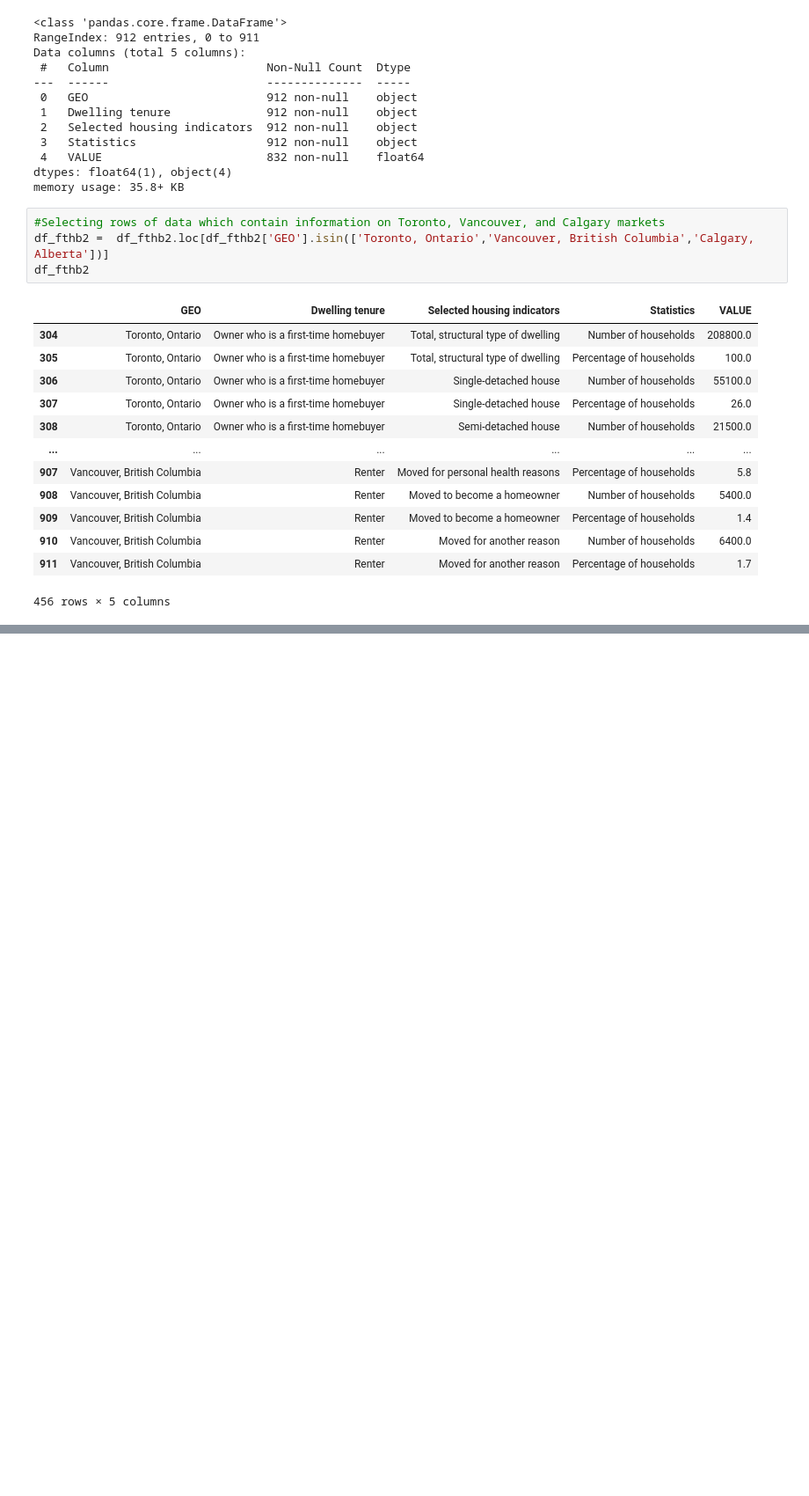
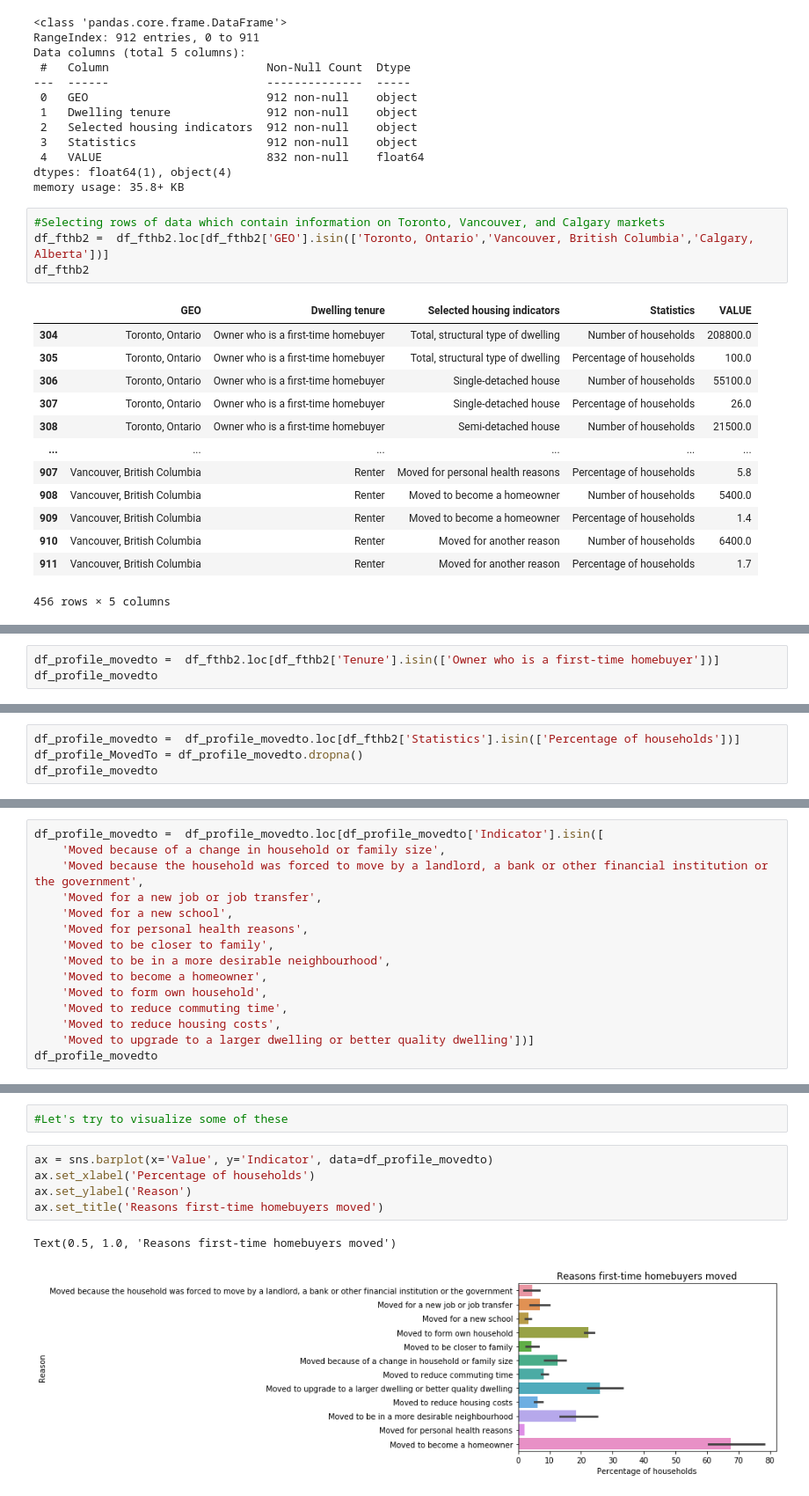
Before and after one commit to ronald-rgr/uWaterloo-datascience, a Jupyter notebook: Ron_FTHB.ipynb, the cells around one changed output, grey strips where cells are left out. Shown: that part at 88% size. Drawn from its saved outputs; the diff is of its cells as text; blank space fills up the shorter version.

```diff
--- a/Ron_FTHB.ipynb
+++ b/Ron_FTHB.ipynb
@@ -218,0 +209,3 @@ dtype: int64
+# %%
+df_profile_movedto =  df_fthb2.loc[df_fthb2['Tenure'].isin(['Owner who is a first-time homebuyer'])]
+df_profile_movedto
@@ -218,0 +226,4 @@ dtype: int64
+# %%
+df_profile_movedto =  df_profile_movedto.loc[df_fthb2['Statistics'].isin(['Percentage of households'])]
+df_profile_MovedTo = df_profile_movedto.dropna()
+df_profile_movedto
@@ -218,0 +244,15 @@ dtype: int64
+# %%
+df_profile_movedto =  df_profile_movedto.loc[df_profile_movedto['Indicator'].isin([
+    'Moved because of a change in household or family size',
+    'Moved because the household was forced to move by a landlord, a bank or other financial institution or the government',
+    'Moved for a new job or job transfer',
+    'Moved for a new school',
+    'Moved for personal health reasons',
+    'Moved to be closer to family',
+    'Moved to be in a more desirable neighbourhood',
+    'Moved to become a homeowner',
+    'Moved to form own household',
+    'Moved to reduce commuting time',
+    'Moved to reduce housing costs',
+    'Moved to upgrade to a larger dwelling or better quality dwelling'])]
+df_profile_movedto
@@ -218,0 +297,10 @@ dtype: int64
+# %%
+#Let's try to visualize some of these
+# %%
+ax = sns.barplot(x='Value', y='Indicator', data=df_profile_movedto)
+ax.set_xlabel('Percentage of households')
+ax.set_ylabel('Reason')
+ax.set_title('Reasons first-time homebuyers moved')
+# %% [output]
+Text(0.5, 1.0, 'Reasons first-time homebuyers moved')
+[figure, added]
```
Also changed, not shown: parts of 13 cells of this notebook, 1 other file.
